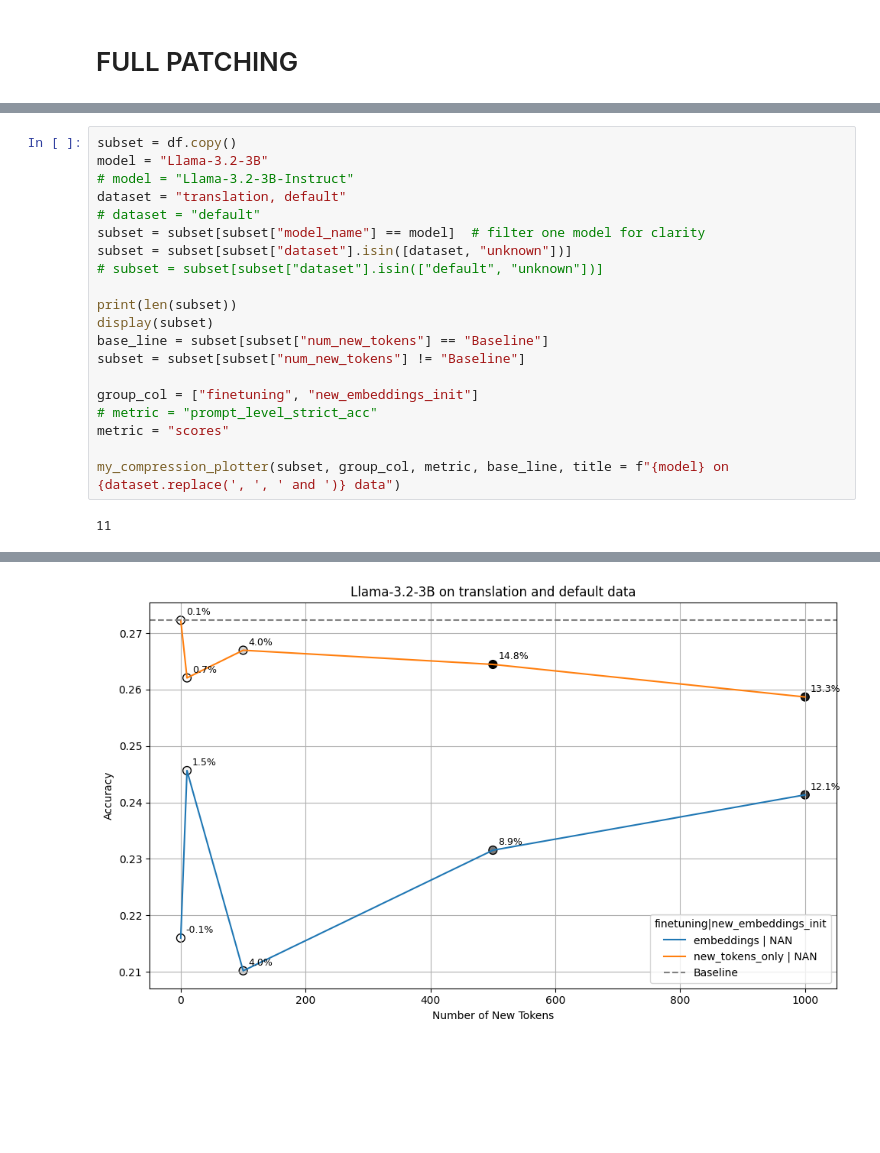
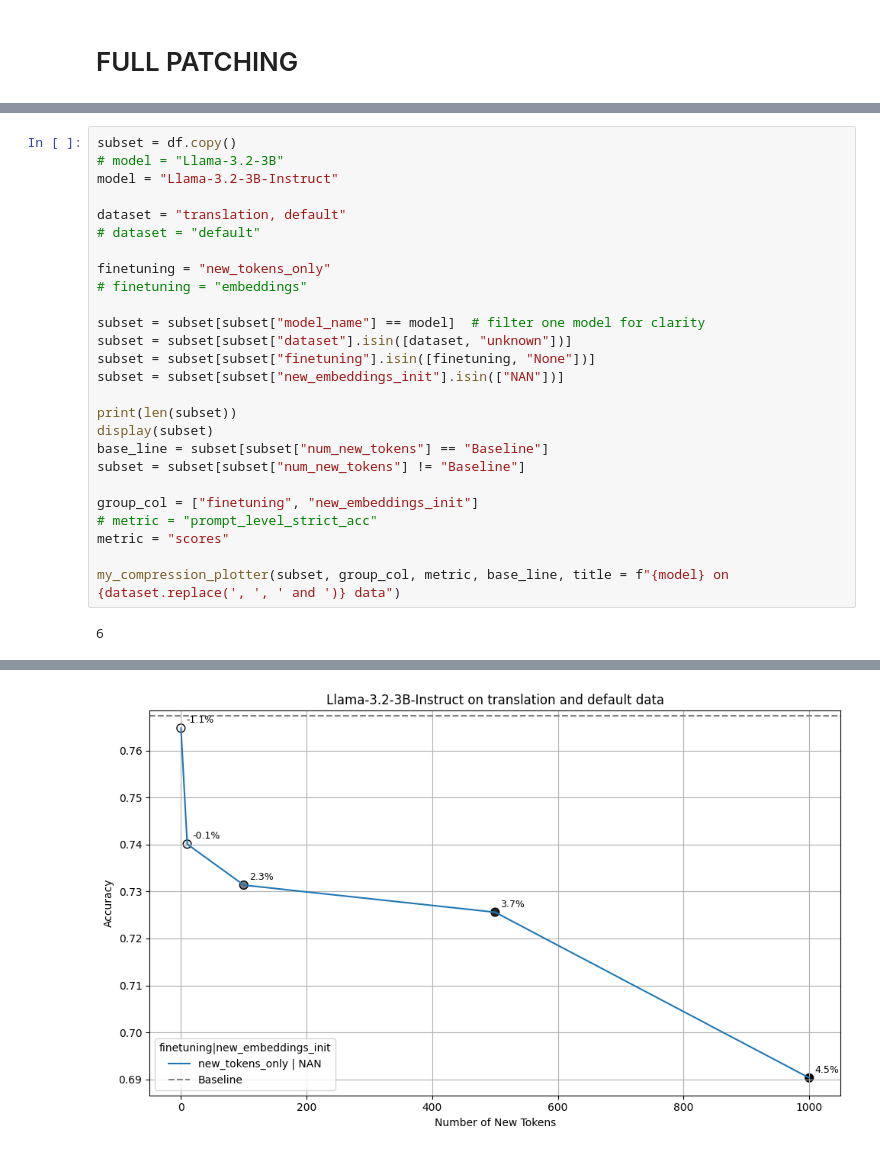
Before and after one commit to alexstein0/efficient_tokenization_for_inference, a Jupyter notebook: analyze_results.ipynb, the cells around one changed output, grey strips where cells are left out. Cells and saved outputs as stored; diff of their text form; blank space fills up the shorter version.

```diff
--- a/analyze_results.ipynb
+++ b/analyze_results.ipynb
@@ -600,13 +541,19 @@ Name: 37, dtype: object
 | 66 | Llama-3.2-3B-Instruct | NAN | None | unknown | meta-llama__Llama-3.2-3B-Instruct | Baseline | 0.767318 | ... |
 # %%
 subset = df.copy()
-model = "Llama-3.2-3B"
-# model = "Llama-3.2-3B-Instruct"
+# model = "Llama-3.2-3B"
+model = "Llama-3.2-3B-Instruct"
+
 dataset = "translation, default"
 # dataset = "default"
+
+finetuning = "new_tokens_only"
+# finetuning = "embeddings"
+
 subset = subset[subset["model_name"] == model]  # filter one model for clarity
 subset = subset[subset["dataset"].isin([dataset, "unknown"])]
-# subset = subset[subset["dataset"].isin(["default", "unknown"])]
+subset = subset[subset["finetuning"].isin([finetuning, "None"])]
+subset = subset[subset["new_embeddings_init"].isin(["NAN"])]
 
 print(len(subset))
 display(subset)
@@ -619,5 +566,5 @@ metric = "scores"
 
 my_compression_plotter(subset, group_col, metric, base_line, title = f"{model} on {dataset.replace(', ', ' and ')} data")
 # %% [output]
-11
+6
 |  | model_name | new_embeddings_init | finetuning | dataset | trained_model_name | num_new_tokens | scores | ... |
@@ -635 +577 @@ my_compression_plotter(subset, group_col, metric, base_line, title = f"{model} o
-[figure, old version]
+[figure, new version]
```
Also changed, not shown: parts of 6 cells of this notebook, 6 other files.
